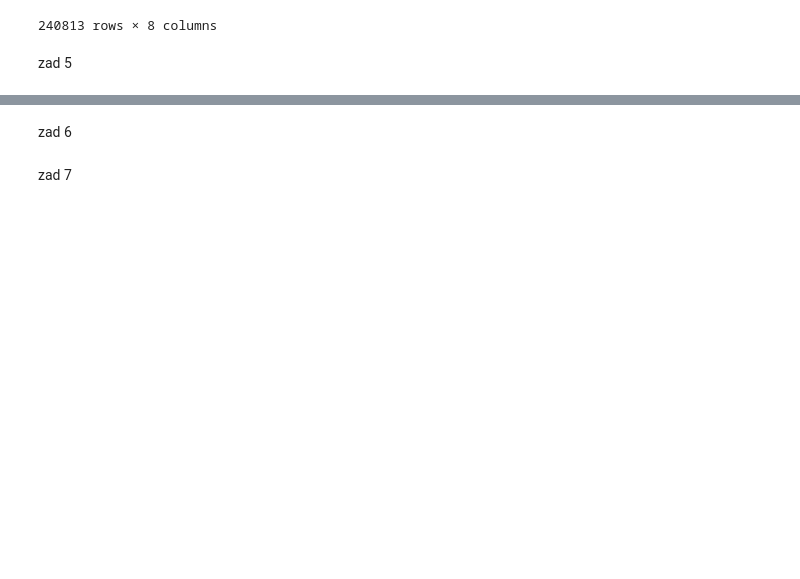
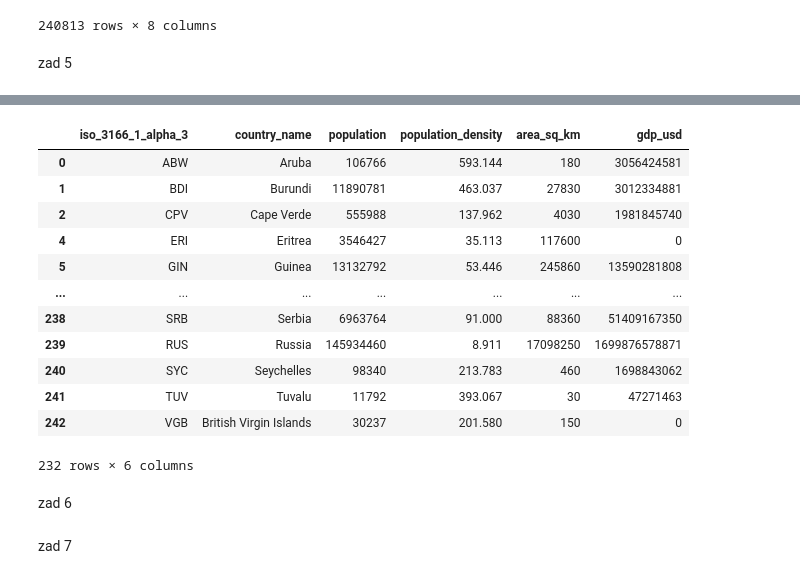
Before and after one commit to Goul4sh/BigData, a Jupyter notebook: Zad1/zad1.ipynb, the cells around one changed output, grey strips where cells are left out. Drawn from its saved outputs; the diff is of its cells as text; code cells hidden in the pictures; blank space fills up the shorter version.

```diff
--- a/Zad1/zad1.ipynb
+++ b/Zad1/zad1.ipynb
@@ -328,0 +349,4 @@ zad 5
+# %%
+nan_population_density_df = df_5_1[df_5_1['new_confirmed'].isna()]
+top_12_names = nan_population_density_df['country_name'].value_counts().head(12).index.tolist()
+top_12_names.append('British Indian Ocean Territory')
@@ -329,3 +361,21 @@ zad 5
+# %%
+df_5_2 = df_4_1[~df_4_1['country_name'].isin(top_12_names)]
+# %%
+df_5_2
+# %% [output]
+|  | iso_3166_1_alpha_3 | country_name | population | population_density | area_sq_km | gdp_usd |
+| 0 | ABW | Aruba | 106766 | 593.144 | 180 | 3056424581 |
+| 1 | BDI | Burundi | 11890781 | 463.037 | 27830 | 3012334881 |
+| 2 | CPV | Cape Verde | 555988 | 137.962 | 4030 | 1981845740 |
+| 4 | ERI | Eritrea | 3546427 | 35.113 | 117600 | 0 |
+| 5 | GIN | Guinea | 13132792 | 53.446 | 245860 | 13590281808 |
+| ... | ... | ... | ... | ... | ... | ... |
+| 238 | SRB | Serbia | 6963764 | 91.000 | 88360 | 51409167350 |
+| 239 | RUS | Russia | 145934460 | 8.911 | 17098250 | 1699876578871 |
+| 240 | SYC | Seychelles | 98340 | 213.783 | 460 | 1698843062 |
+| 241 | TUV | Tuvalu | 11792 | 393.067 | 30 | 47271463 |
+| 242 | VGB | British Virgin Islands | 30237 | 201.580 | 150 | 0 |
+232 rows × 6 columns
 # %% [markdown]
 zad 6
 # %% [markdown]
```
Also changed, not shown: parts of 3 cells of this notebook.
